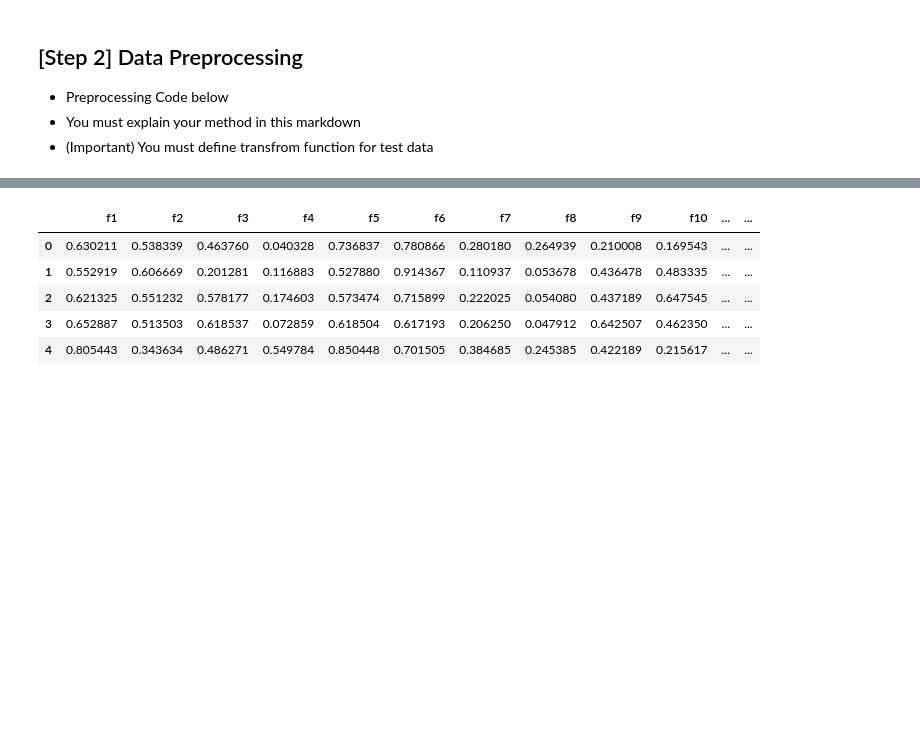
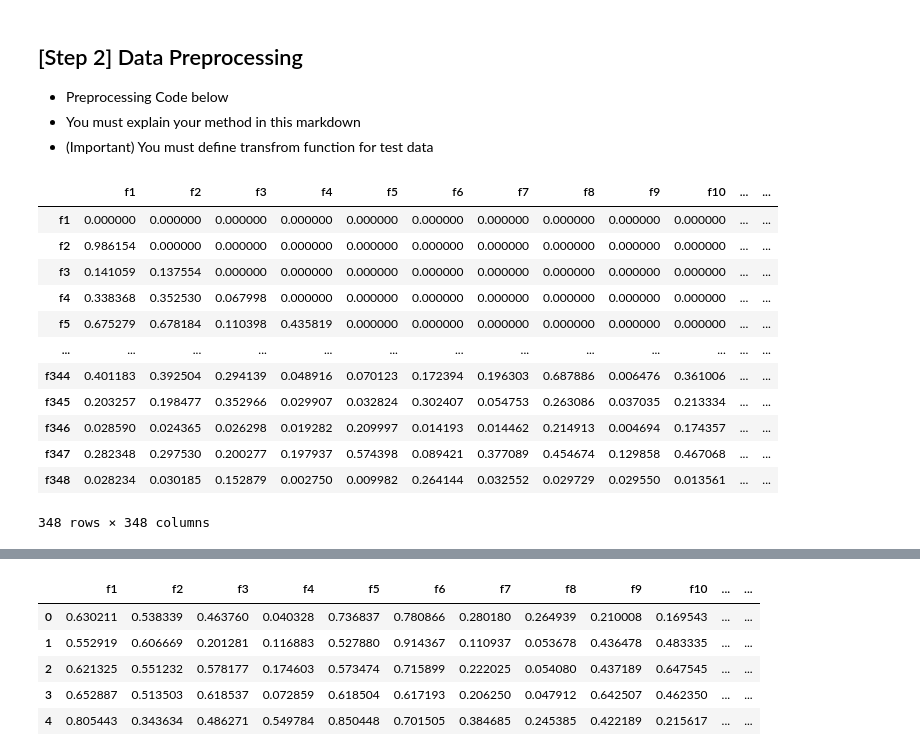
Before and after one commit to robinjoo1015/artificial-intelligence-2022-2, a Jupyter notebook: FINAL/Practice_Code_NB.ipynb, the cells around one changed output, grey strips where cells are left out. Saved outputs shown, nothing was run; the diff lists cells and outputs as text; code cells hidden in the pictures; blank space fills up the shorter version.

```diff
--- a/FINAL/Practice Code.ipynb
+++ b/FINAL/Practice_Code_NB.ipynb
@@ -86,0 +90,23 @@ Name: answer, dtype: float64
+# %%
+# Correlation between every feature columns
+X_data_corr = pd.DataFrame(index=X_data.columns, columns=X_data.columns)
+for col in X_data.columns:
+    X_data_corr[col] = X_data[X_data.columns].corrwith(X_data[col])
+for i in range(len(X_data_corr.columns)):
+    X_data_corr.iloc[i,i:] = 0.
+X_data_corr = X_data_corr.apply(abs)
+X_data_corr
+# %% [output]
+|  | f1 | f2 | f3 | f4 | f5 | f6 | f7 | f8 | f9 | f10 | ... | ... |
+| f1 | 0.000000 | 0.000000 | 0.000000 | 0.000000 | 0.000000 | 0.000000 | 0.000000 | 0.000000 | 0.000000 | 0.000000 | ... | ... |
+| f2 | 0.986154 | 0.000000 | 0.000000 | 0.000000 | 0.000000 | 0.000000 | 0.000000 | 0.000000 | 0.000000 | 0.000000 | ... | ... |
+| f3 | 0.141059 | 0.137554 | 0.000000 | 0.000000 | 0.000000 | 0.000000 | 0.000000 | 0.000000 | 0.000000 | 0.000000 | ... | ... |
+| f4 | 0.338368 | 0.352530 | 0.067998 | 0.000000 | 0.000000 | 0.000000 | 0.000000 | 0.000000 | 0.000000 | 0.000000 | ... | ... |
+| f5 | 0.675279 | 0.678184 | 0.110398 | 0.435819 | 0.000000 | 0.000000 | 0.000000 | 0.000000 | 0.000000 | 0.000000 | ... | ... |
+| ... | ... | ... | ... | ... | ... | ... | ... | ... | ... | ... | ... | ... |
+| f344 | 0.401183 | 0.392504 | 0.294139 | 0.048916 | 0.070123 | 0.172394 | 0.196303 | 0.687886 | 0.006476 | 0.361006 | ... | ... |
+| f345 | 0.203257 | 0.198477 | 0.352966 | 0.029907 | 0.032824 | 0.302407 | 0.054753 | 0.263086 | 0.037035 | 0.213334 | ... | ... |
+| f346 | 0.028590 | 0.024365 | 0.026298 | 0.019282 | 0.209997 | 0.014193 | 0.014462 | 0.214913 | 0.004694 | 0.174357 | ... | ... |
+| f347 | 0.282348 | 0.297530 | 0.200277 | 0.197937 | 0.574398 | 0.089421 | 0.377089 | 0.454674 | 0.129858 | 0.467068 | ... | ... |
+| f348 | 0.028234 | 0.030185 | 0.152879 | 0.002750 | 0.009982 | 0.264144 | 0.032552 | 0.029729 | 0.029550 | 0.013561 | ... | ... |
+348 rows × 348 columns
```
Also changed, not shown: parts of 13 cells of this notebook.
